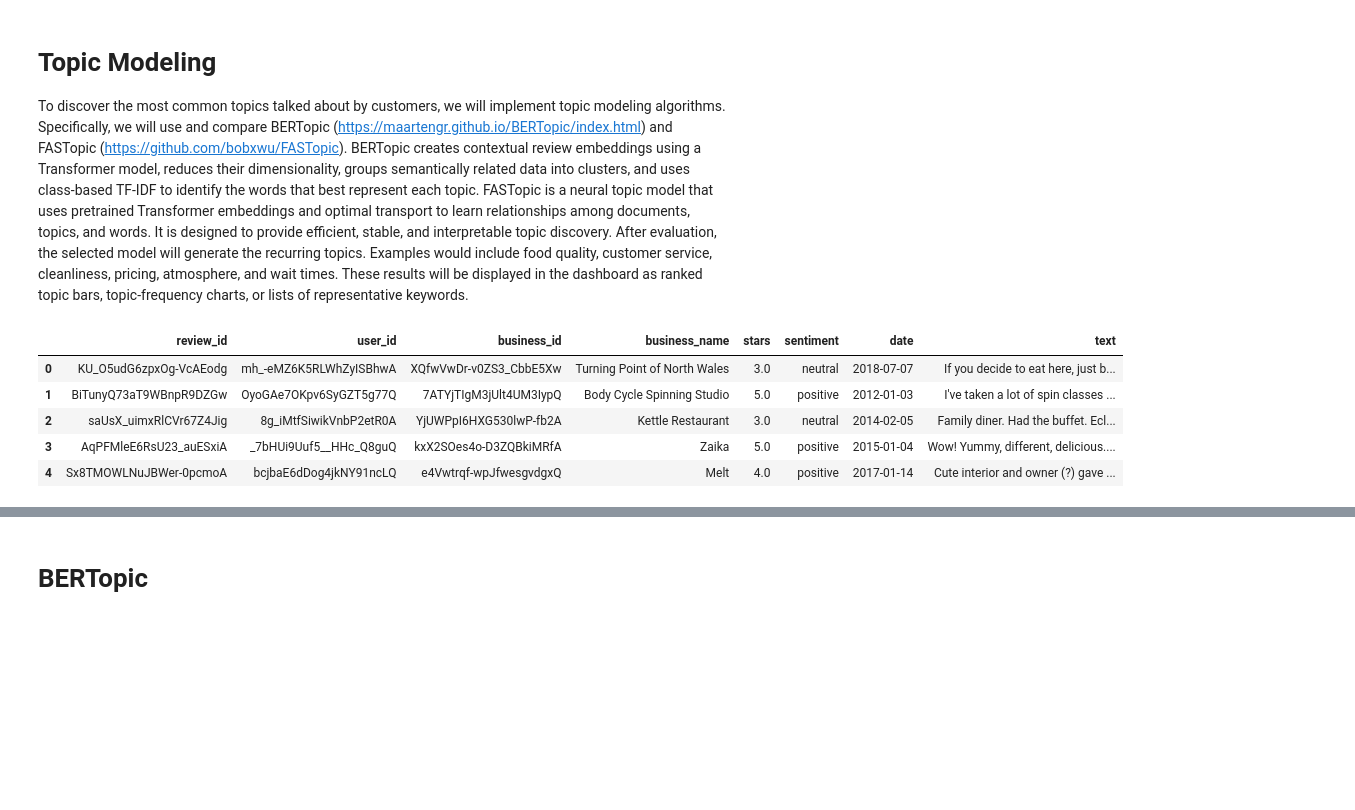
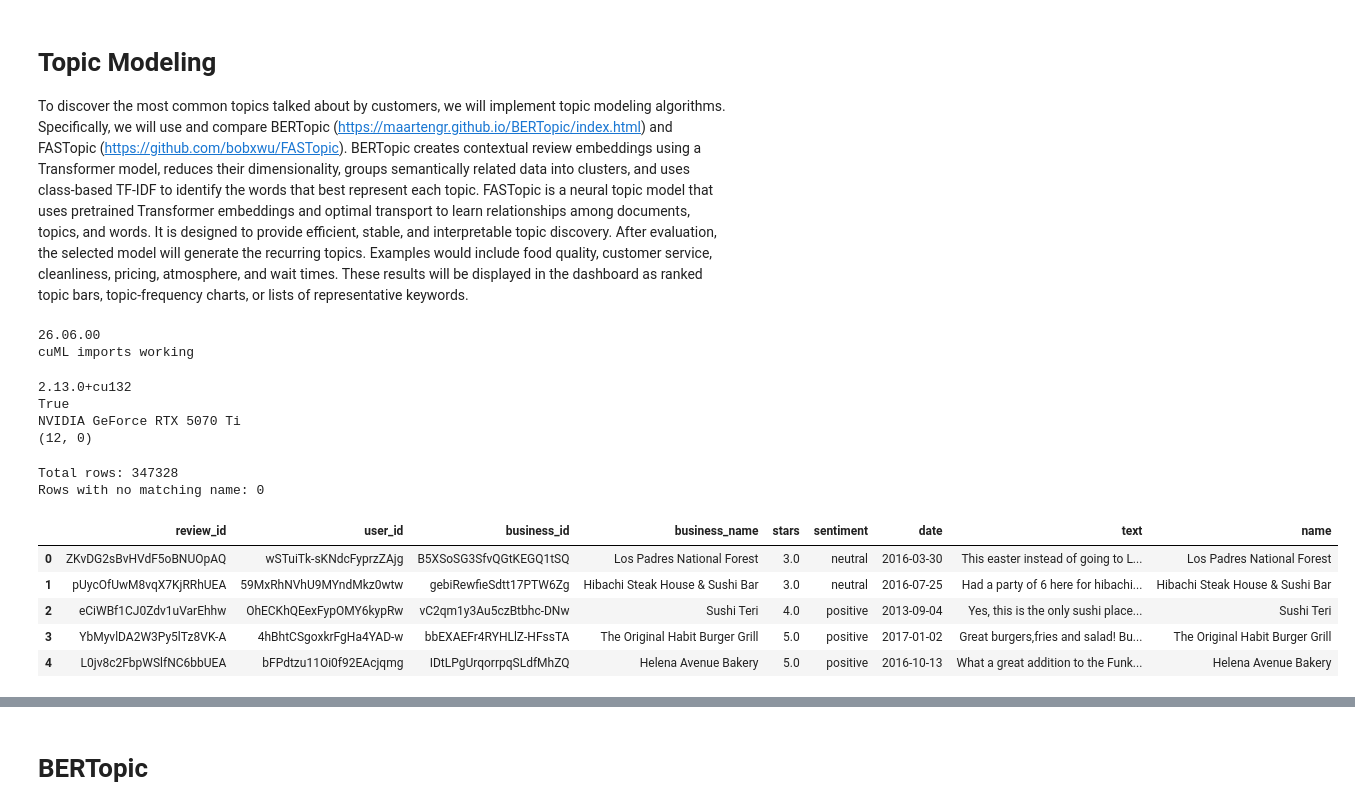
Before and after one commit to ninarsv106/CS-539-Project-, a Jupyter notebook: TopicM.ipynb, the cells around one changed output, grey strips where cells are left out. Saved outputs shown, nothing was run; the diff lists cells and outputs as text; code cells hidden in the pictures; blank space fills up the shorter version.

```diff
--- a/TopicM.ipynb
+++ b/TopicM.ipynb
@@ -10,3 +10,24 @@ Specifically, we will use and compare BERTopic (https://maartengr.github.io/BERT
+# %%
+import cuml
+print(cuml.__version__)
+
+from cuml.manifold import UMAP
+from cuml.cluster import HDBSCAN
+print("cuML imports working")
+# %% [output]
+26.06.00
+cuML imports working
+# %%
+import torch
+print(torch.__version__)
+print(torch.cuda.is_available())
+print(torch.cuda.get_device_name(0))
+print(torch.cuda.get_device_capability(0))
+# %% [output]
+2.13.0+cu132
+True
+NVIDIA GeForce RTX 5070 Ti
+(12, 0)
 # %%
 !pip install bertopic fastopic --quiet
 # %%
@@ -20,14 +46,38 @@ import time
+# %%
+df = pd.read_csv("yelp_reviews_clean_CA.csv")
+bn_df = pd.read_csv("yelp_academic_dataset_business.csv")
+
+df = df.merge(
+    bn_df[["business_id", "name"]],
+    on="business_id",
+    how="left"
+)
+print(f"Total rows: {len(df)}")
+print(f"Rows with no matching name: {df['name'].isna().sum()}")
+df.head()
+# %% [output]
+Total rows: 347328
+Rows with no matching name: 0
+|  | review_id | user_id | business_id | business_name | stars | sentiment | date | text | name |
+| 0 | ZKvDG2sBvHVdF5oBNUOpAQ | wSTuiTk-sKNdcFyprzZAjg | B5XSoSG3SfvQGtKEGQ1tSQ | Los Padres National Forest | 3.0 | neutral | 2016-03-30 | This easter instead of going to L... | Los Padres National Forest |
+| 1 | pUycOfUwM8vqX7KjRRhUEA | 59MxRhNVhU9MYndMkz0wtw | gebiRewfieSdtt17PTW6Zg | Hibachi Steak House & Sushi Bar | 3.0 | neutral | 2016-07-25 | Had a party of 6 here for hibachi... | Hibachi Steak House & Sushi Bar |
+| 2 | eCiWBf1CJ0Zdv1uVarEhhw | OhECKhQEexFypOMY6kypRw | vC2qm1y3Au5czBtbhc-DNw | Sushi Teri | 4.0 | positive | 2013-09-04 | Yes, this is the only sushi place... | Sushi Teri |
+| 3 | YbMyvlDA2W3Py5lTz8VK-A | 4hBhtCSgoxkrFgHa4YAD-w | bbEXAEFr4RYHLlZ-HFssTA | The Original Habit Burger Grill | 5.0 | positive | 2017-01-02 | Great burgers,fries and salad! Bu... | The Original Habit Burger Grill |
+| 4 | L0jv8c2FbpWSlfNC6bbUEA | bFPdtzu11Oi0f92EAcjqmg | IDtLPgUrqorrpqSLdfMhZQ | Helena Avenue Bakery | 5.0 | positive | 2016-10-13 | What a great addition to the Funk... | Helena Avenue Bakery |
 # %%
+# DONT RUN THIS ONE, HOLDS THE ~7 MIL ROWS CSV
 chunks = []
 for chunk in pd.read_csv("yelp_reviews_clean.csv", chunksize=5000):
-    chunks.append(chunk)
+     chunks.append(chunk)
 df = pd.concat(chunks, ignore_index=True)
-docs = df["text"].astype(str).tolist()
+
+bn_df = pd.read_csv("yelp_academic_dataset_business.csv")
+
+df = df.merge(
+    bn_df[["business_id", "name"]],
+    on="business_id",
+    how="left"
+)
+print(f"Total rows: {len(df)}")
+print(f"Rows with no matching name: {df['name'].isna().sum()}")
 df.head()
-# %% [output]
-|  | review_id | user_id | business_id | business_name | stars | sentiment | date | text |
-| 0 | KU_O5udG6zpxOg-VcAEodg | mh_-eMZ6K5RLWhZyISBhwA | XQfwVwDr-v0ZS3_CbbE5Xw | Turning Point of North Wales | 3.0 | neutral | 2018-07-07 | If you decide to eat here, just b... |
-| 1 | BiTunyQ73aT9WBnpR9DZGw | OyoGAe7OKpv6SyGZT5g77Q | 7ATYjTIgM3jUlt4UM3IypQ | Body Cycle Spinning Studio | 5.0 | positive | 2012-01-03 | I've taken a lot of spin classes ... |
-| 2 | saUsX_uimxRlCVr67Z4Jig | 8g_iMtfSiwikVnbP2etR0A | YjUWPpI6HXG530lwP-fb2A | Kettle Restaurant | 3.0 | neutral | 2014-02-05 | Family diner. Had the buffet. Ecl... |
-| 3 | AqPFMleE6RsU23_auESxiA | _7bHUi9Uuf5__HHc_Q8guQ | kxX2SOes4o-D3ZQBkiMRfA | Zaika | 5.0 | positive | 2015-01-04 | Wow! Yummy, different, delicious.... |
-| 4 | Sx8TMOWLNuJBWer-0pcmoA | bcjbaE6dDog4jkNY91ncLQ | e4Vwtrqf-wpJfwesgvdgxQ | Melt | 4.0 | positive | 2017-01-14 | Cute interior and owner (?) gave ... |
```
Also changed, not shown: parts of 18 cells of this notebook.
